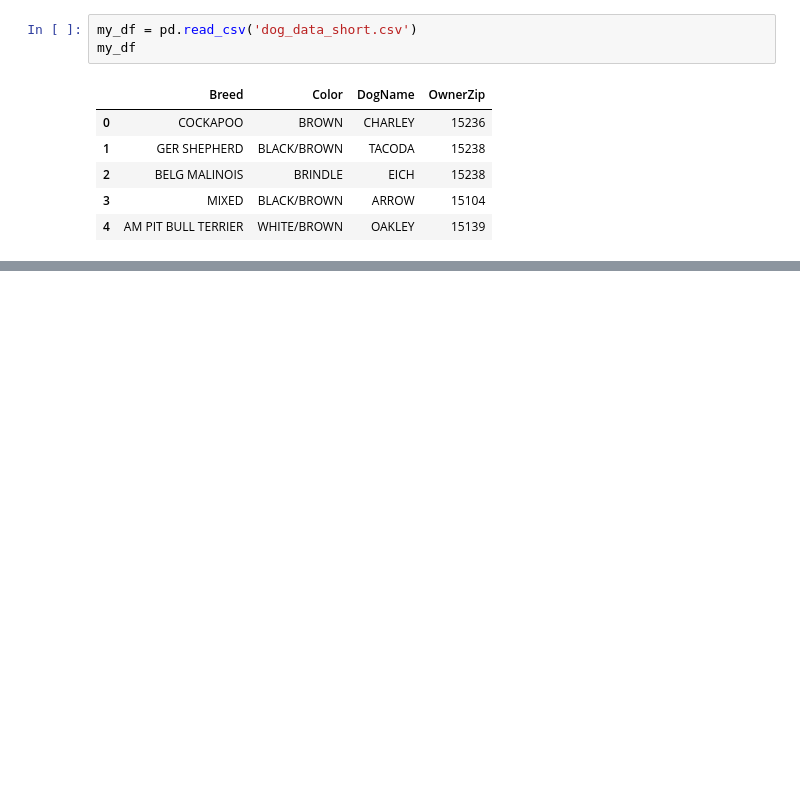
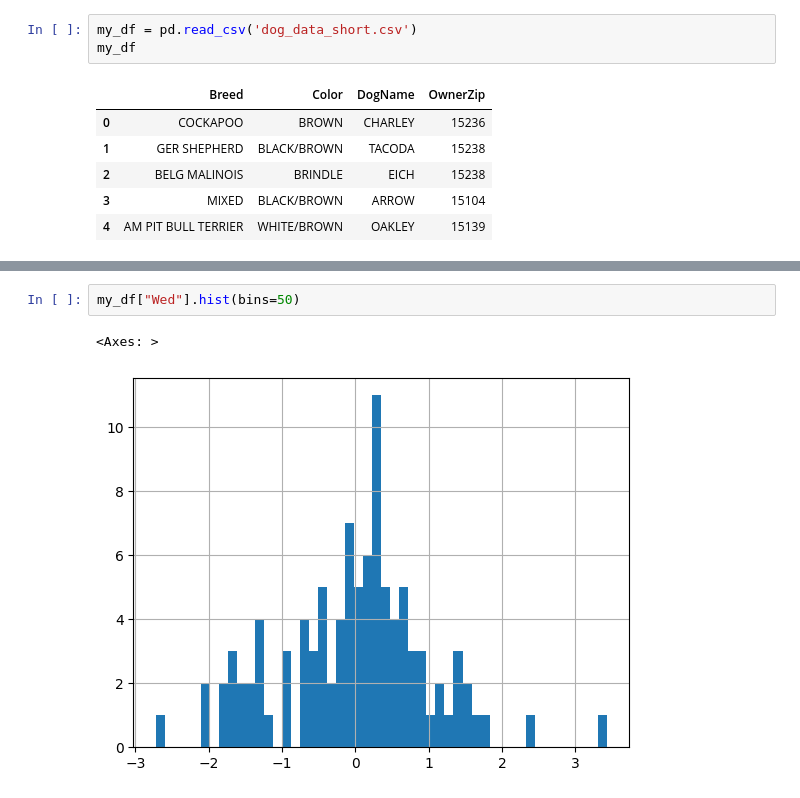
Before and after one commit to nthapa000/Machine_Learning_from_scratch, a Jupyter notebook: Pandas_for_ML/pandas.ipynb, the cells around one changed output, grey strips where cells are left out. Drawn from its saved outputs; the diff is of its cells as text; blank space fills up the shorter version.

```diff
--- a/Pandas_for_ML/pandas.ipynb
+++ b/Pandas_for_ML/pandas.ipynb
@@ -442,0 +1068,5 @@ my_df
+# %%
+my_df["Wed"].hist(bins=50)
+# %% [output]
+<Axes: >
+[figure, added]
```
Also changed, not shown: parts of 77 cells of this notebook.
